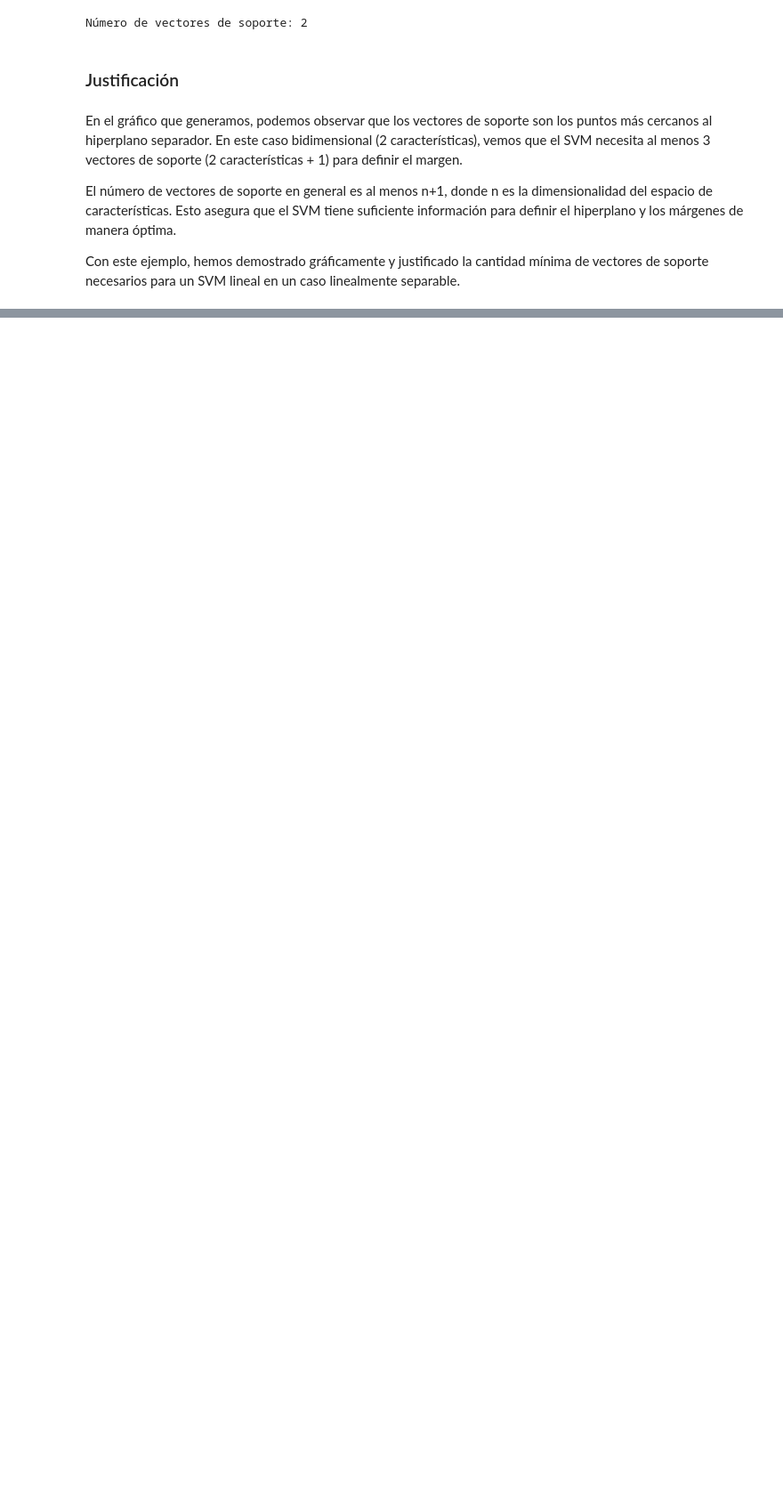
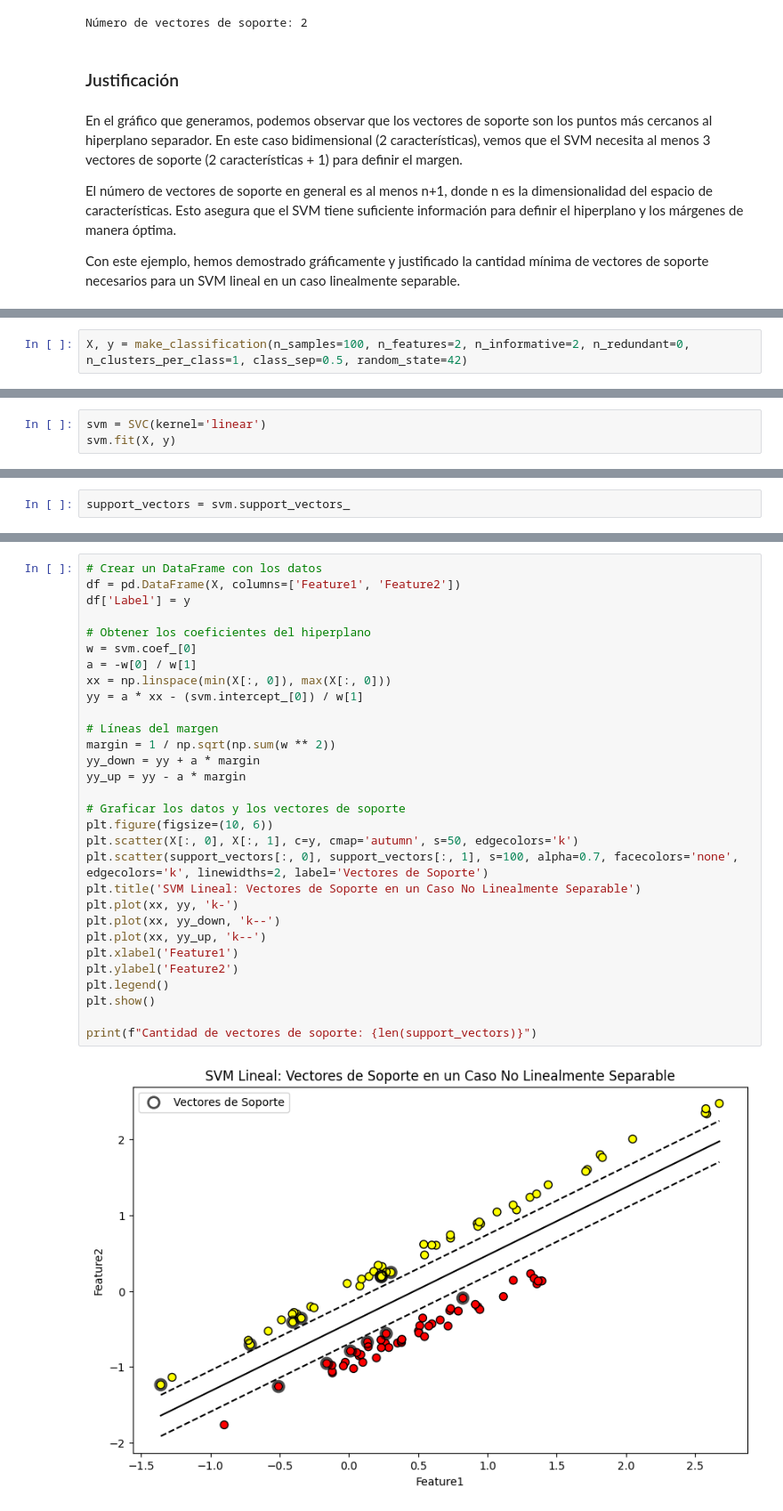
Before and after one commit to joselrodrigues/stacking-classifier, a Jupyter notebook: stacking-classifier.ipynb, the cells around one changed output, grey strips where cells are left out. Shown at 89% size. Saved outputs shown, nothing was run; the diff lists cells and outputs as text; blank space fills up the shorter version.

```diff
--- a/stacking-classifier.ipynb
+++ b/stacking-classifier.ipynb
@@ -537,0 +545,2 @@ Con este ejemplo, hemos demostrado gráficamente y justificado la cantidad míni
+# %%
+X, y = make_classification(n_samples=100, n_features=2, n_informative=2, n_redundant=0, n_clusters_per_class=1, class_sep=0.5, random_state=42)
@@ -537,0 +549,3 @@ Con este ejemplo, hemos demostrado gráficamente y justificado la cantidad míni
+# %%
+svm = SVC(kernel='linear')
+svm.fit(X, y)
@@ -537,0 +556,2 @@ Con este ejemplo, hemos demostrado gráficamente y justificado la cantidad míni
+# %%
+support_vectors = svm.support_vectors_
@@ -537,0 +560,32 @@ Con este ejemplo, hemos demostrado gráficamente y justificado la cantidad míni
+# %%
+# Crear un DataFrame con los datos
+df = pd.DataFrame(X, columns=['Feature1', 'Feature2'])
+df['Label'] = y
+
+# Obtener los coeficientes del hiperplano
+w = svm.coef_[0]
+a = -w[0] / w[1]
+xx = np.linspace(min(X[:, 0]), max(X[:, 0]))
+yy = a * xx - (svm.intercept_[0]) / w[1]
+
+# Líneas del margen
+margin = 1 / np.sqrt(np.sum(w ** 2))
+yy_down = yy + a * margin
+yy_up = yy - a * margin
+
+# Graficar los datos y los vectores de soporte
+plt.figure(figsize=(10, 6))
+plt.scatter(X[:, 0], X[:, 1], c=y, cmap='autumn', s=50, edgecolors='k')
+plt.scatter(support_vectors[:, 0], support_vectors[:, 1], s=100, alpha=0.7, facecolors='none', edgecolors='k', linewidths=2, label='Vectores de Soporte')
+plt.title('SVM Lineal: Vectores de Soporte en un Caso No Linealmente Separable')
+plt.plot(xx, yy, 'k-')
+plt.plot(xx, yy_down, 'k--')
+plt.plot(xx, yy_up, 'k--')
+plt.xlabel('Feature1')
+plt.ylabel('Feature2')
+plt.legend()
+plt.show()
+
+print(f"Cantidad de vectores de soporte: {len(support_vectors)}")
+# %% [output]
+[figure, added]
```
Also changed, not shown: parts of 10 cells of this notebook, 1 other file.
